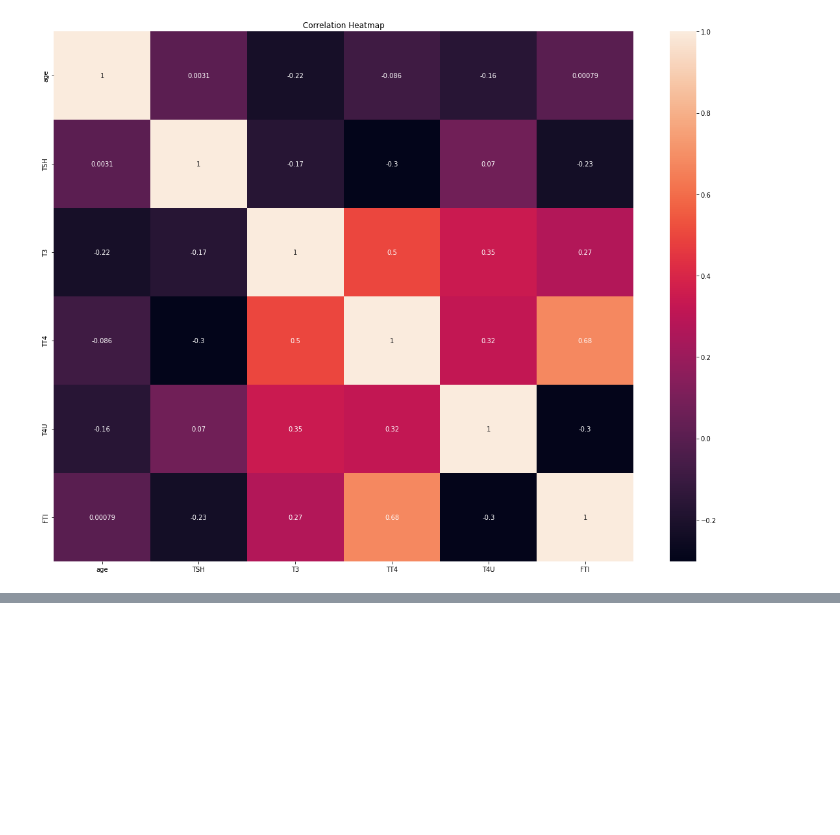
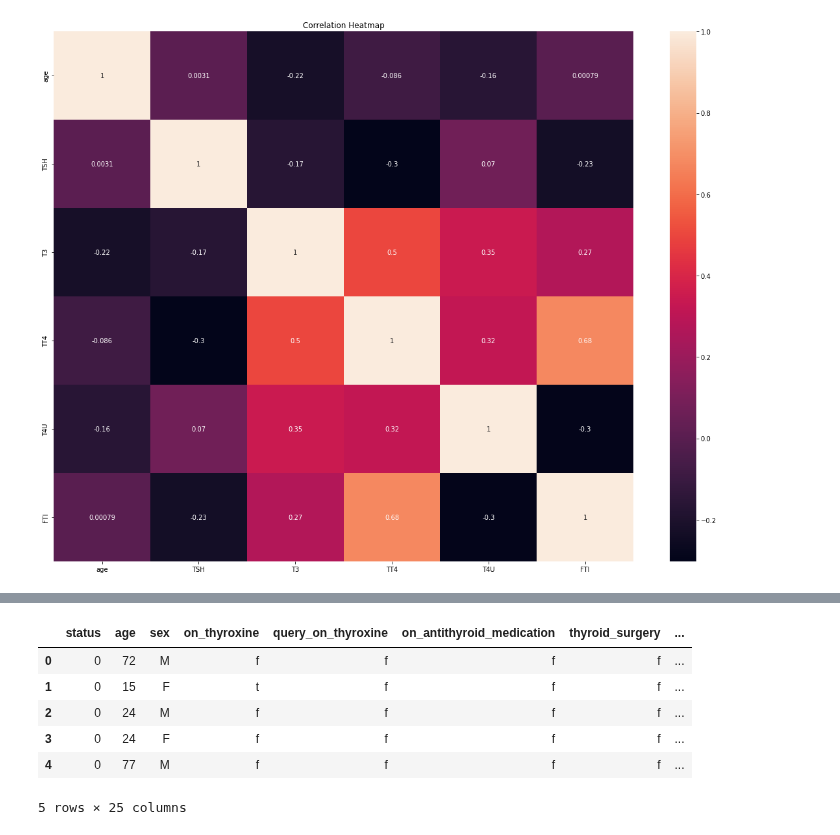
Before and after one commit to stogaja/Python-ML-Projects, a Jupyter notebook: Decision-Trees-&-SVM-Nairobi-Hospital/app.ipynb, the cells around one changed output, grey strips where cells are left out. Cells and saved outputs as stored; diff of their text form; code cells hidden in the pictures; blank space fills up the shorter version.

```diff
--- a/Decision-Trees-&-SVM-Nairobi-Hospital/app.ipynb
+++ b/Decision-Trees-&-SVM-Nairobi-Hospital/app.ipynb
@@ -598,0 +661,13 @@ Text(0.5, 1.0, 'Correlation Heatmap')
+# %%
+# let's encode the status column
+Hypothyroid[['status']] = Hypothyroid[['status']].apply(LabelEncoder().fit_transform)
+# Checking changes
+Hypothyroid.head()
+# %% [output]
+|  | status | age | sex | on_thyroxine | query_on_thyroxine | on_antithyroid_medication | thyroid_surgery | ... |
+| 0 | 0 | 72 | M | f | f | f | f | ... |
+| 1 | 0 | 15 | F | t | f | f | f | ... |
+| 2 | 0 | 24 | M | f | f | f | f | ... |
+| 3 | 0 | 24 | F | f | f | f | f | ... |
+| 4 | 0 | 77 | M | f | f | f | f | ... |
+5 rows × 25 columns
```
Also changed, not shown: parts of 26 cells of this notebook, 1 other file.
